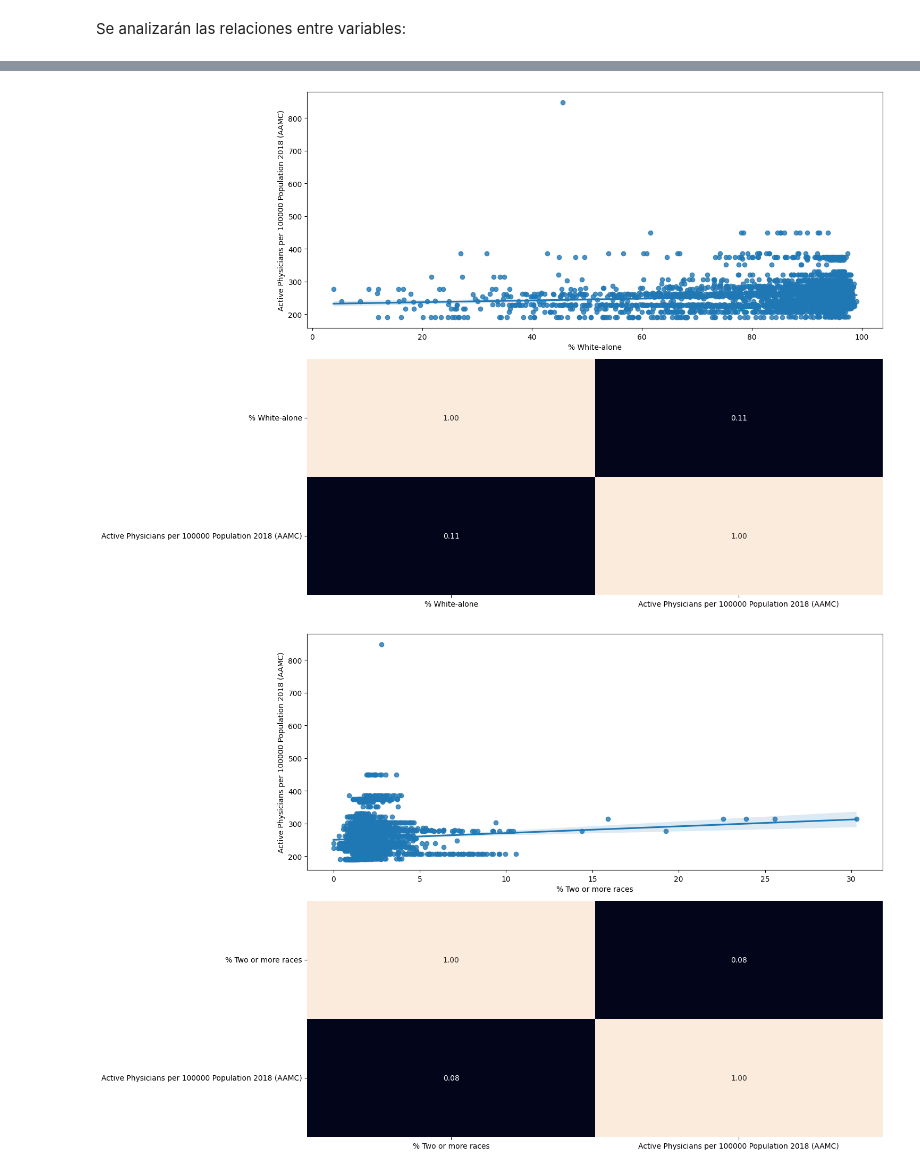
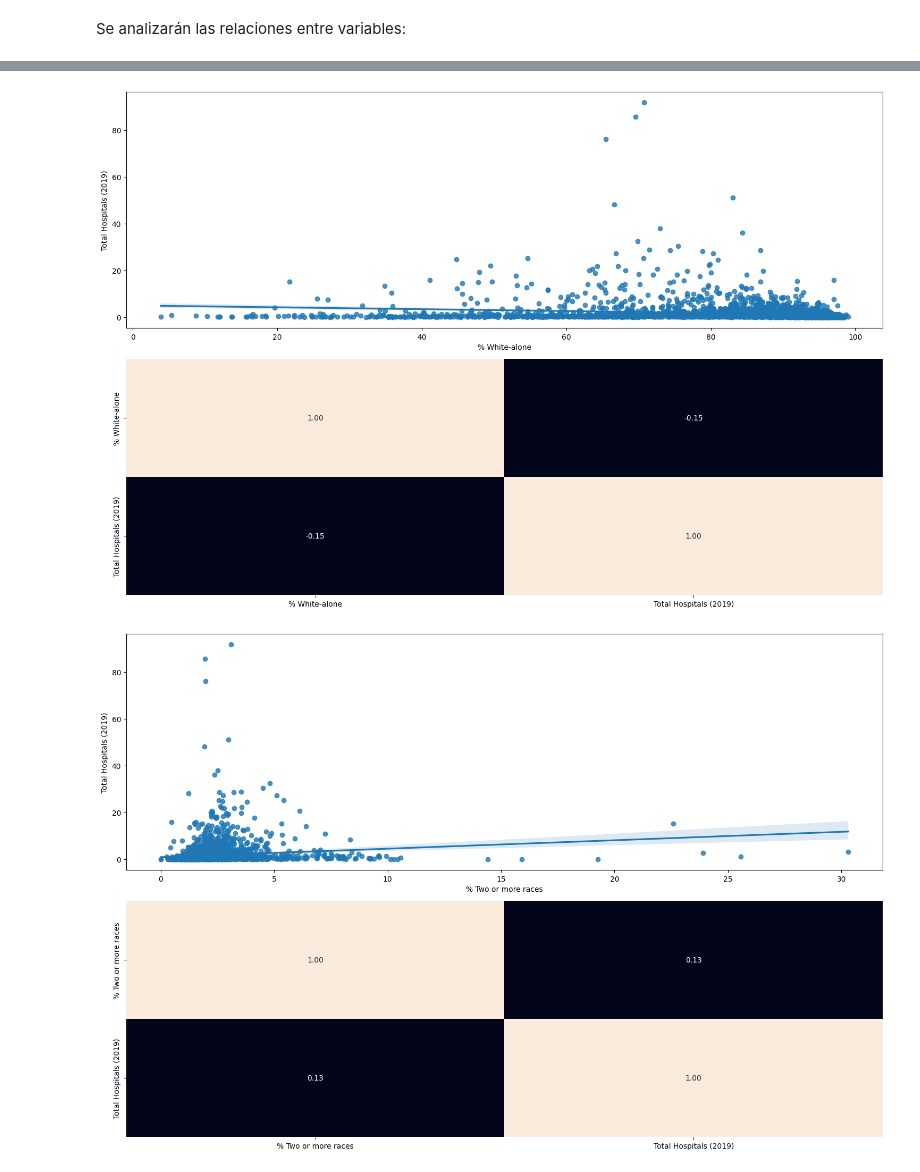
Before and after one commit to Bere333/regularized_linear_regression, a Jupyter notebook: src/regularized_linear_regression.ipynb, the cells around one changed output, grey strips where cells are left out. Saved outputs shown, nothing was run; the diff lists cells and outputs as text; code cells hidden in the pictures.

Commit message:
added total hospitals 2019 to target variable and correlations graphs

```diff
--- a/src/regularized_linear_regression.ipynb
+++ b/src/regularized_linear_regression.ipynb
@@ -97,7 +97,7 @@ df.describe()
 # %% [markdown]
 Una vez se realizó el EDA, se eliminarán las variables poco útiles en este caso y se quedarán las variables features o predictoras:
 # %%
-columns_to_keep = [1, 21, 23, 25, 27, 29, 31, 44, 62, 76, 86, 90, 94, 102, 103]
+columns_to_keep = [1, 21, 23, 25, 27, 29, 31, 44, 70, 76, 86, 90, 94, 102, 103]
 df = df.iloc[:, columns_to_keep]
 # %%
 df.shape
@@ -146,29 +146,29 @@ import seaborn as sns
 fig, axis = plt.subplots(2, 1, figsize = (15, 10))
 #total_data = pd.concat([train_data, test_data])
 
-sns.regplot(ax = axis[0], data = df, x = "% White-alone", y = "Active Physicians per 100000 Population 2018 (AAMC)")
-sns.heatmap(df[["% White-alone", "Active Physicians per 100000 Population 2018 (AAMC)"]].corr(), annot = True, fmt = ".2f", ax = axis[1], cbar = False)
+sns.regplot(ax = axis[0], data = df, x = "% White-alone", y = "Total Hospitals (2019)")
+sns.heatmap(df[["% White-alone", "Total Hospitals (2019)"]].corr(), annot = True, fmt = ".2f", ax = axis[1], cbar = False)
 
 plt.tight_layout()
 
 plt.show()
 # %% [output]
-[figure, old version]
+[figure, new version]
 # %%
 import matplotlib.pyplot as plt
 import seaborn as sns
 
 fig, axis = plt.subplots(2, 1, figsize = (15, 10))
 #total_data = pd.concat([train_data, test_data])
 
-sns.regplot(ax = axis[0], data = df, x = "% Two or more races", y = "Active Physicians per 100000 Population 2018 (AAMC)")
-sns.heatmap(df[["% Two or more races", "Active Physicians per 100000 Population 2018 (AAMC)"]].corr(), annot = True, fmt = ".2f", ax = axis[1], cbar = False)
+sns.regplot(ax = axis[0], data = df, x = "% Two or more races", y = "Total Hospitals (2019)")
+sns.heatmap(df[["% Two or more races", "Total Hospitals (2019)"]].corr(), annot = True, fmt = ".2f", ax = axis[1], cbar = False)
 
 plt.tight_layout()
 
 plt.show()
 # %% [output]
-[figure, old version]
+[figure, new version]
 # %%
 import matplotlib.pyplot as plt
 import seaborn as sns
```
Also changed, not shown: parts of 11 cells of this notebook.
